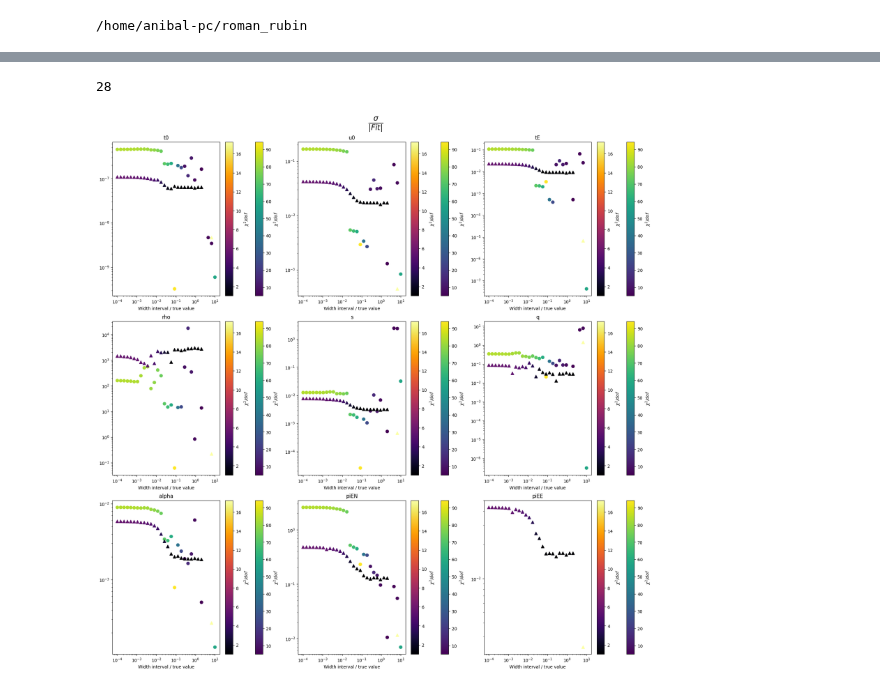
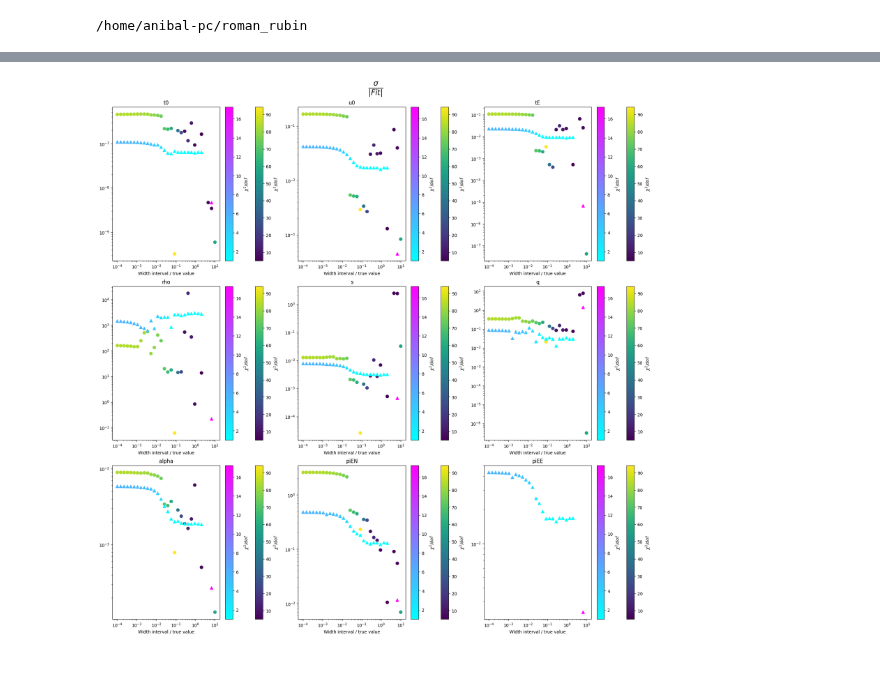
Before and after one commit to anibal-art/roman_rubin, a Jupyter notebook: notebooks/comparision_test_width.ipynb, the cells around one changed output, grey strips where cells are left out. Cells and saved outputs as stored; diff of their text form; code cells hidden in the pictures.

```diff
--- a/notebooks/comparision_test_width.ipynb
+++ b/notebooks/comparision_test_width.ipynb
@@ -31,24 +22,29 @@ event_files = [f for f in os.listdir(os.path.dirname(os.getcwd())+'/test_interva
 # %%
+
+event_files = [f for f in os.listdir(os.path.dirname(os.getcwd())+'/test_interval_width/') if "npy" in f]
 key_params = ['t0','u0','tE', 'rho', 's','q','alpha','piEN', 'piEE']
-# keys = ['t0', 'u0', 'tE', 'rho', 's','q','alpha','piEN', 'piEE']
 
 met_1_dict = {key: [] for key in key_params}
 met_2_dict = {key: [] for key in key_params}
 met_3_dict = {key: [] for key in key_params}
 R = []
 chi2 = []
+
+param_test = []
+sigma_test = []
 for i in range(len(event_files)):
     event_fit = np.load(os.path.dirname(os.getcwd())+'/test_interval_width/'+event_files[i], allow_pickle = True).item()
     best_model = event_fit['best_model'][0:9]
     true_params = np.array([event_fit['true_params'][key] for key in ['t_center', 'u_center', 'tE', 'rho', 's','q','alpha','piEN', 'piEE']])
-    # print(true_params)
+
     chi2.append(event_fit['chi2']/42360)
     R.append(event_fit['rango'])
     sigma  = np.sqrt(np.diag(event_fit['covariance_matrix']))[0:9]
     met_1 = abs(best_model - true_params)/abs(true_params)
     met_2 = abs(best_model - true_params)/abs(sigma)
     met_3 = abs(sigma/best_model)
-
+    param_test.append(best_model[2])
+    sigma_test.append(sigma[2])
     for i,key in enumerate(key_params):
         met_1_dict[key].append(met_1[i])
         met_2_dict[key].append(met_2[i])
@@ -56,18 +58,20 @@ for i in range(len(event_files)):
 # %%
+path_save_event = os.path.dirname(os.getcwd())+'/test_interval_width/' # No pickle
 
-path_save_event = os.path.dirname(os.getcwd())+'/test_interval_width/sim_event/'
-
-with open(path_save_event+"Event_18.pkl", "rb") as archivo:
+with open(path_save_event+"sim_event/Event_18.pkl", "rb") as archivo:
     evento_restaurado = pickle.load(archivo)
 
-with open(path_save_event+"tel_rr_18.pkl", "rb") as archivo:
+with open(path_save_event+"sim_event/tel_rr_18.pkl", "rb") as archivo:
     tel_rr_rest = pickle.load(archivo)
 
 
 
+h5_files = [f for f in os.listdir(os.path.dirname(os.getcwd())+'/test_width_pickle/') if 'h5' in f]
 
-h5_files = [f for f in os.listdir(os.path.dirname(os.getcwd())+'/test_width_pickle/') if 'h5' in f]
-print(len(h5_files))
+matriz, best_model, rango, chichi = leer_de_h5(os.path.dirname(os.getcwd())+'/test_width_pickle/'+h5_files[0])
+dof = int(tel_rr_rest.total_number_of_data_points()-len(best_model))
+
+true_values = evento_restaurado.ulens_params()
 
 
 chi2_results = []
@@ -76,58 +80,51 @@ met_2 = {key: [] for key in key_params}
 met_1 = {key: [] for key in key_params}
 width = []
 
-matriz, best_model, rango, chichi = leer_de_h5(os.path.dirname(os.getcwd())+'/test_width_pickle/'+h5_files[0])
-dof = int(tel_rr_rest.total_number_of_data_points()-len(best_model))
 
-true_values = evento_restaurado.ulens_params()
 for j in range(len(h5_files)):
     matriz, best_model, rango, chichi = leer_de_h5(os.path.dirname(os.getcwd())+'/test_width_pickle/'+h5_files[j])
-    # k = 2
     for k in range(len(key_params)):
         sigma= np.sqrt(np.diag(matriz))[0:9][k]
-        # best_model=
         met_3[key_params[k]].append(sigma/best_model[0:9][k])
         met_2[key_params[k]].append(np.abs(best_model[0:9][k] - true_values[key_params[k]]) /sigma)
         met_1[key_params[k]].append(np.abs(best_model[0:9][k] - true_values[key_params[k]]) / abs(true_values[key_params[k]]))
     width.append(rango)
     chi2_results.append(chichi/dof)
-# %% [output]
-28
 # %%
 n_cols = 3
 n_rows = -(-len(key_params) // n_cols)  # Calculate rows needed
 
 fig, axes = plt.subplots(n_rows, n_cols, figsize=(18, 6 * n_rows), constrained_layout=True)
 axes = axes.flatten()  # Flatten axes for easy indexing
 
 # Plot each key in the grid
 for idx, key in enumerate(key_params):
     ax = axes[idx]
     scatter1 = ax.scatter(width, met_3[key], c=chi2_results, cmap='viridis', s=50)
-    scatter = ax.scatter(R, met_3_dict[key],c= chi2,cmap='inferno',marker='^', s=50)
+    scatter = ax.scatter(R, met_3_dict[key],c= chi2,cmap='cool',marker='^', s=50)
     # ax.plot(width, met_1[key], ls='', lw=0.5)
     ax.set_xscale('log')
     ax.set_yscale('log')
     # Add labels, title, and colorbar
     ax.set_xlabel('Width interval / true value')
     # ax.set_ylabel(r'$\sigma/fit$')
     ax.set_title(key)
     cbar = plt.colorbar(scatter1, ax=ax)
     cbar.set_label(r'$\chi^2/dof$')
     cbar2 = plt.colorbar(scatter, ax=ax)
     cbar2.set_label(r'$\chi^2/dof$')
 
 # Hide any unused subplots
 for ax in axes[len(key_params):]:
     ax.set_visible(False)
 
 
 # fig.text(0.5, 0.01, "Width of interval", ha='center', fontsize=25)
 plt.suptitle(r"$\frac{\sigma}{|Fit|}$", fontsize=25)
 # plt.tight_layout(rect=[0.05, 0.05, 1, 0.95])
 plt.show()
 # %% [output]
-[figure, old version]
+[figure, new version]
 # %%
 fig, axes = plt.subplots(n_rows, n_cols, figsize=(18, 6 * n_rows), constrained_layout=True)
 axes = axes.flatten()  # Flatten axes for easy indexing
```
Also changed, not shown: parts of 5 cells of this notebook.
